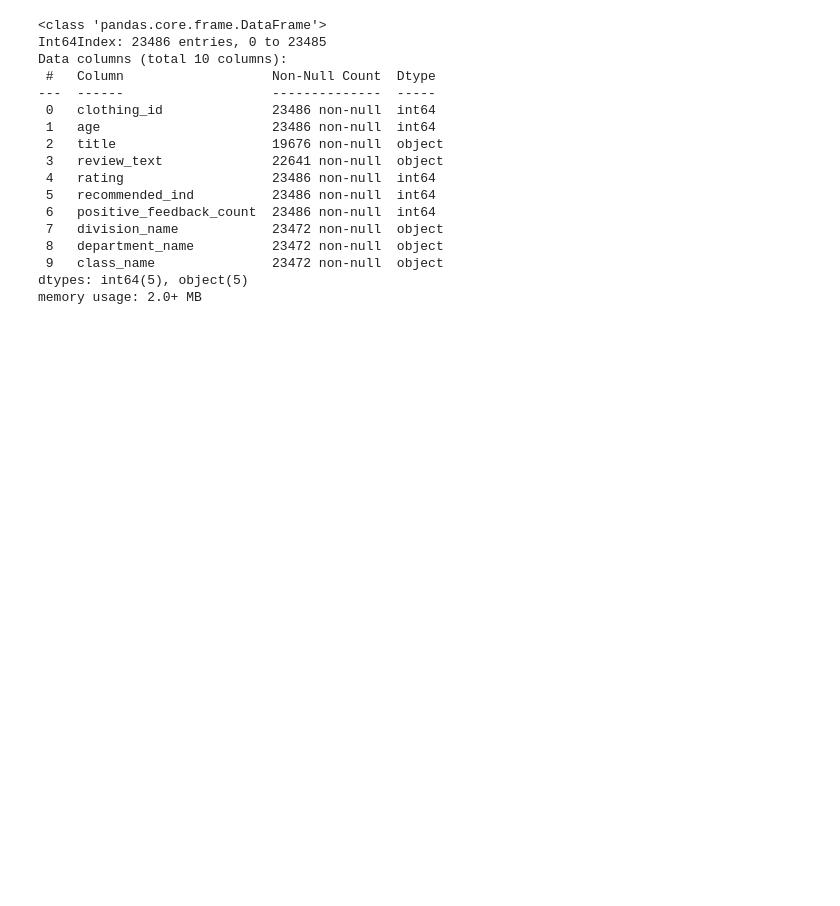
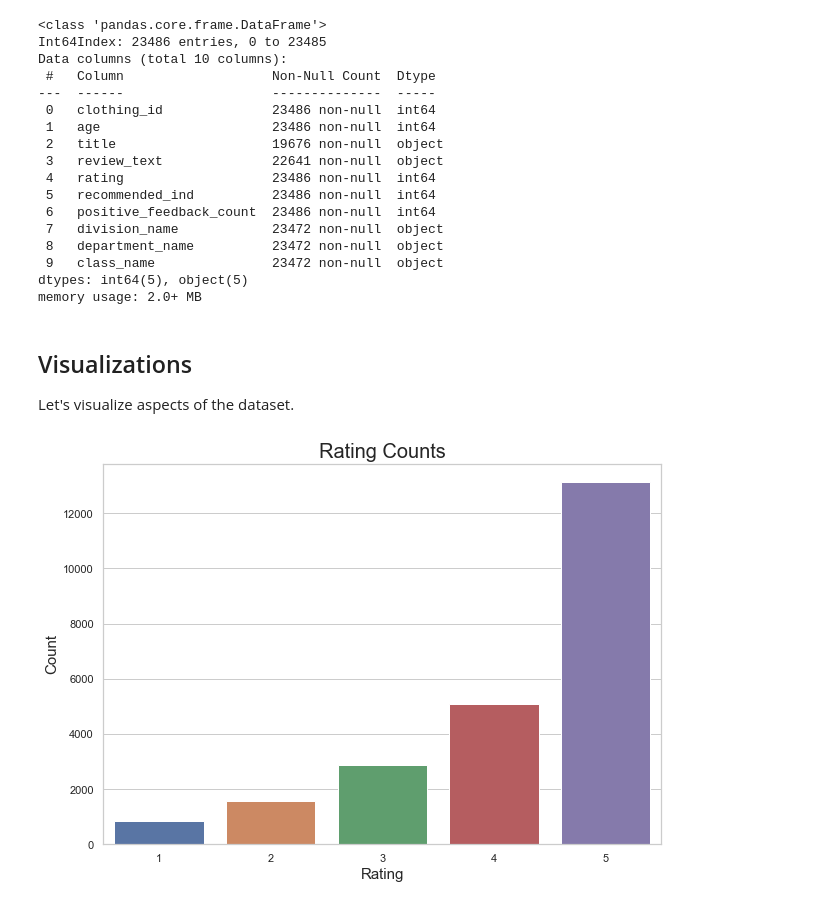
Before and after one commit to erickdacohen/ml-python-projects, a Jupyter notebook: ecommerce-dataset/notebooks/01-ecommerce.ipynb, the cells around one changed output. Cells and saved outputs as stored; diff of their text form; code cells hidden in the pictures; blank space fills up the shorter version.

```diff
--- a/ecommerce-dataset/notebooks/01-ecommerce.ipynb
+++ b/ecommerce-dataset/notebooks/01-ecommerce.ipynb
@@ -51,3 +52,18 @@ Data columns (total 10 columns):
  9   class_name               23472 non-null  object
 dtypes: int64(5), object(5)
 memory usage: 2.0+ MB
+# %% [markdown]
+## Visualizations
+
+Let's visualize aspects of the dataset.
+# %%
+clothes_rating_plot = sns.countplot(
+    x='rating',
+    data=clothes_raw,
+    alpha=0.8
+)
+clothes_rating_plot.set_title('Rating Counts', size=20)
+clothes_rating_plot.set_xlabel('Rating', size=15)
+clothes_rating_plot.set_ylabel('Count', size=15);
+# %% [output]
+[figure, added]
```
Also changed, not shown: parts of 7 cells of this notebook, 5 other files.
